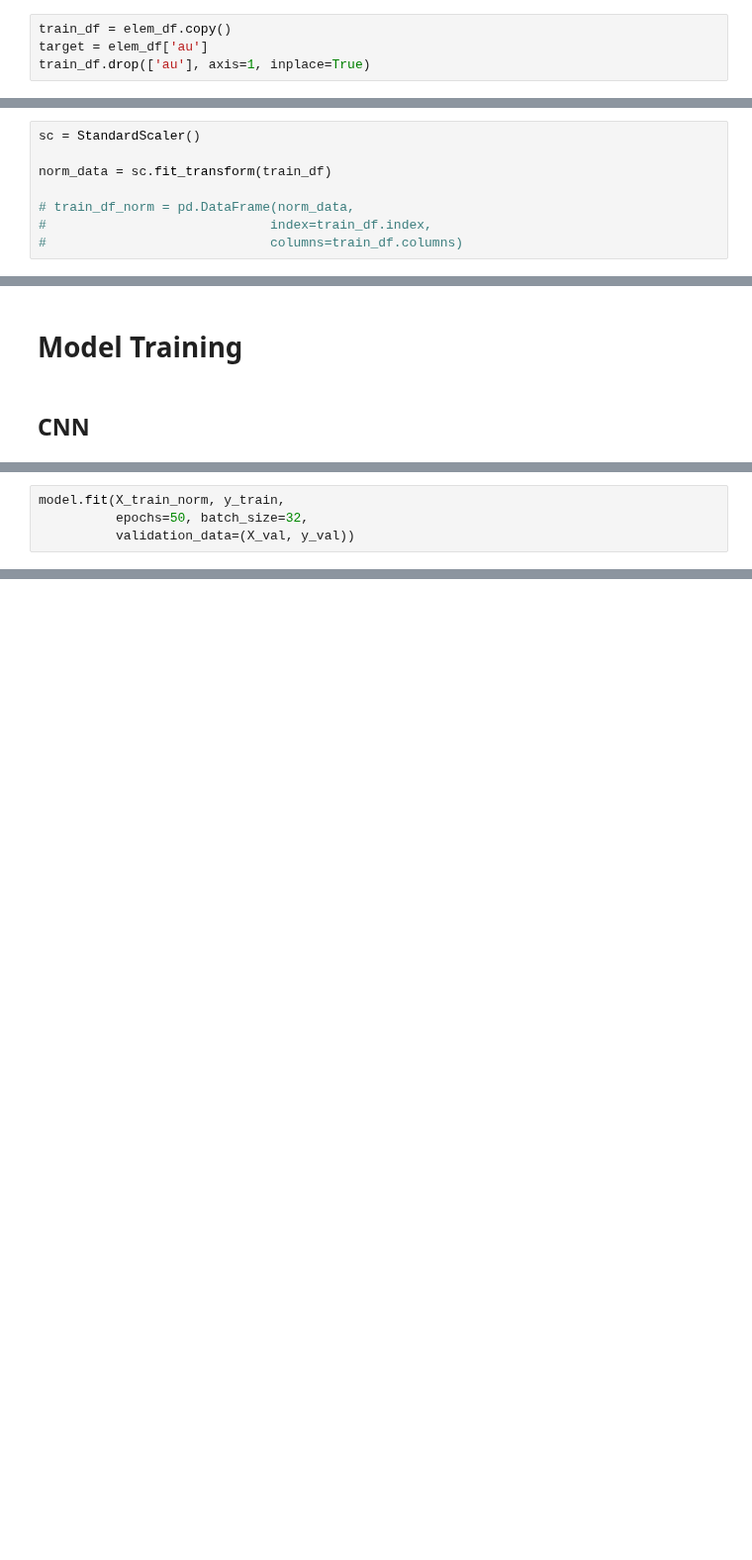
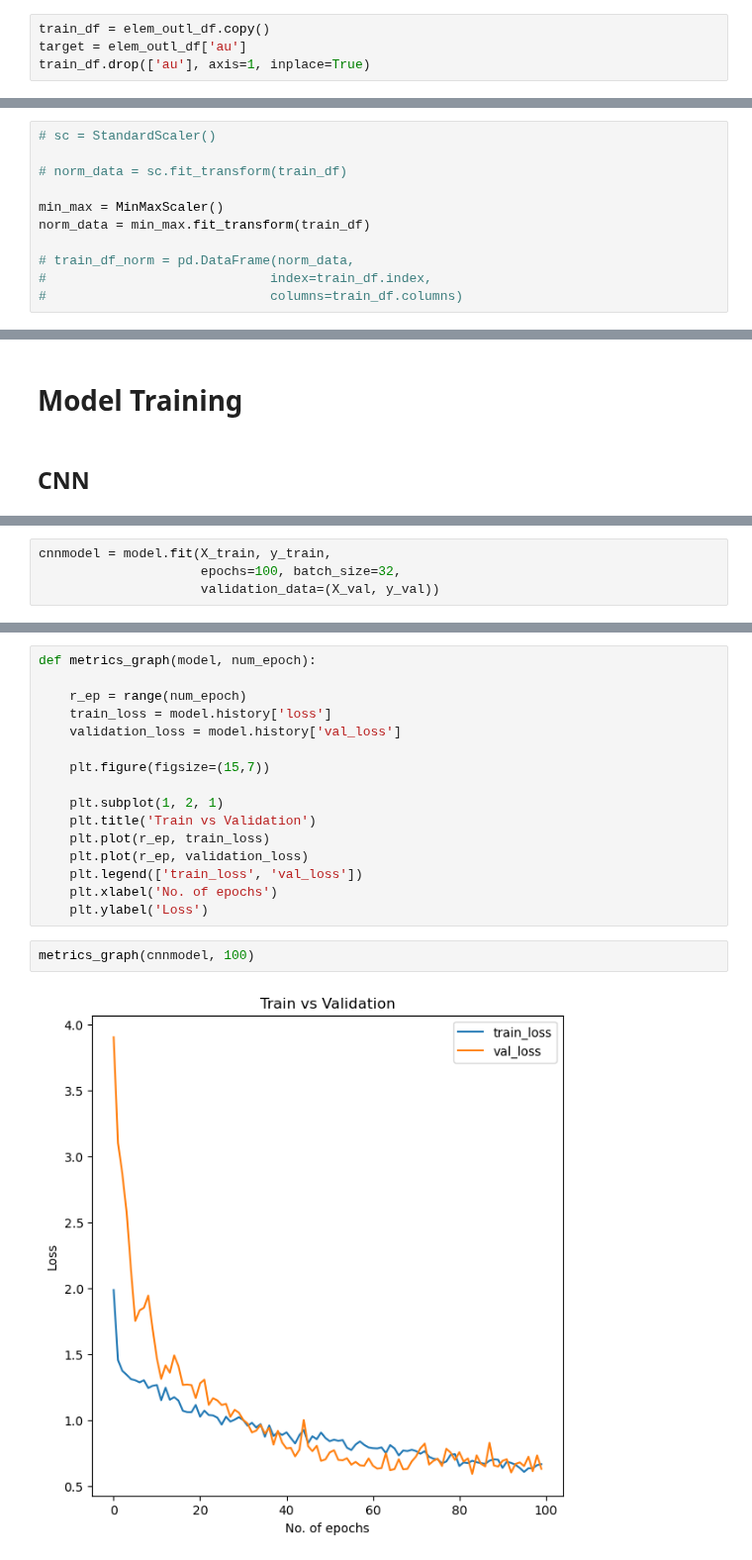
Before and after one commit to Ashish-Sasna/CMT-GSC-AI, a Jupyter notebook: Kodangal-Concentration prediction_DL.ipynb, the cells around one changed output, grey strips where cells are left out. Shown at 99% size. Drawn from its saved outputs; the diff is of its cells as text; blank space fills up the shorter version.

Commit message:
CNN model for predicting Gold concentration

```diff
--- a/Kodangal-Concentration prediction_DL.ipynb
+++ b/Kodangal-Concentration prediction_DL.ipynb
@@ -366,6 +395,6 @@ elem_df['hg'] = elem_df['hg'].fillna(0)
 # %% [markdown]
 # Normalize
 # %%
-train_df = elem_df.copy()
-target = elem_df['au']
+train_df = elem_outl_df.copy()
+target = elem_outl_df['au']
 train_df.drop(['au'], axis=1, inplace=True)
@@ -372,7 +405,10 @@ train_df.drop(['au'], axis=1, inplace=True)
 # %%
-sc = StandardScaler()
+# sc = StandardScaler()
 
-norm_data = sc.fit_transform(train_df)
+# norm_data = sc.fit_transform(train_df)
+
+min_max = MinMaxScaler()
+norm_data = min_max.fit_transform(train_df)
 
 # train_df_norm = pd.DataFrame(norm_data,
 #                             index=train_df.index,
@@ -459,5 +532,5 @@ Model: "sequential_37"
 # %%
-model.fit(X_train_norm, y_train,
-          epochs=50, batch_size=32,
-          validation_data=(X_val, y_val))
+cnnmodel = model.fit(X_train, y_train,
+                     epochs=100, batch_size=32,
+                     validation_data=(X_val, y_val))
 # %% [output]
@@ -481,0 +554,20 @@ Epoch 50/50
+# %%
+def metrics_graph(model, num_epoch):
+
+    r_ep = range(num_epoch)
+    train_loss = model.history['loss']
+    validation_loss = model.history['val_loss']
+
+    plt.figure(figsize=(15,7))
+
+    plt.subplot(1, 2, 1)
+    plt.title('Train vs Validation')
+    plt.plot(r_ep, train_loss)
+    plt.plot(r_ep, validation_loss)
+    plt.legend(['train_loss', 'val_loss'])
+    plt.xlabel('No. of epochs')
+    plt.ylabel('Loss')
+# %%
+metrics_graph(cnnmodel, 100)
+# %% [output]
+[figure, added]
```
Also changed, not shown: parts of 10 cells of this notebook.
